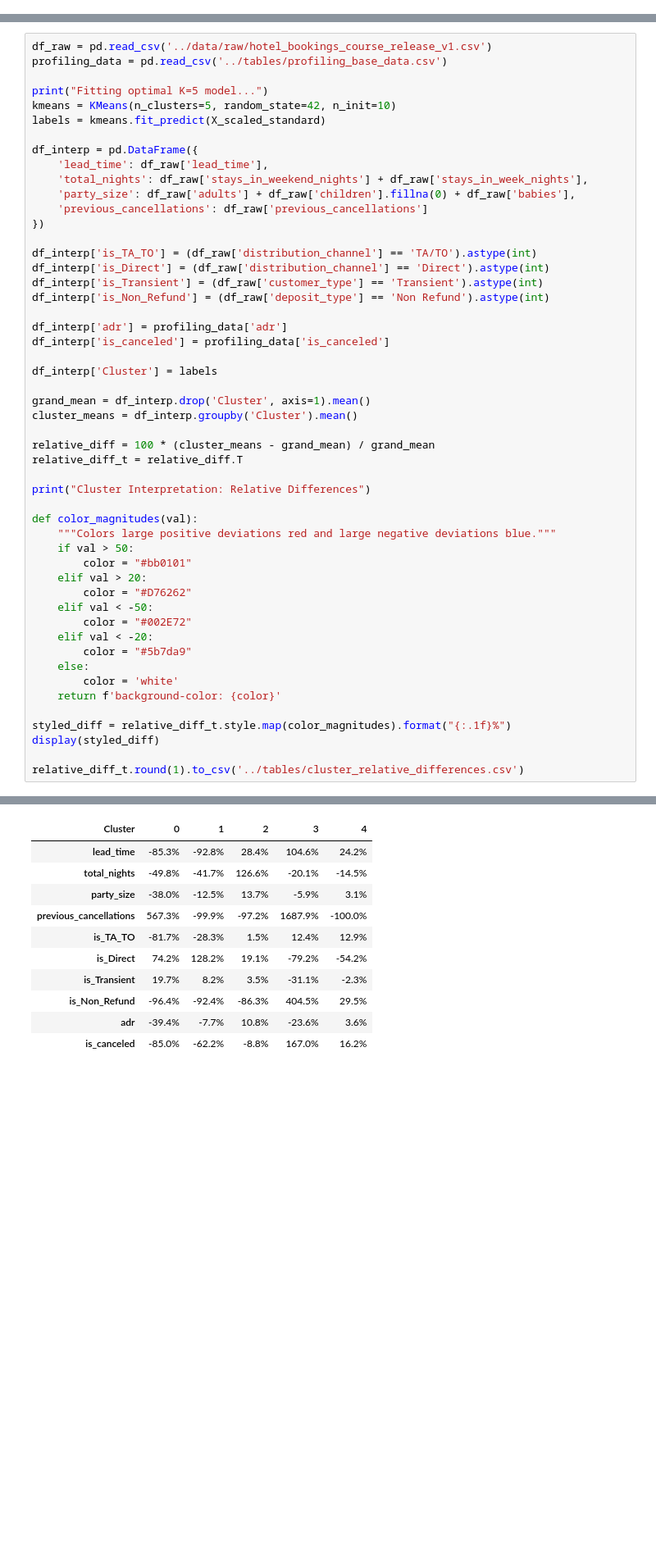
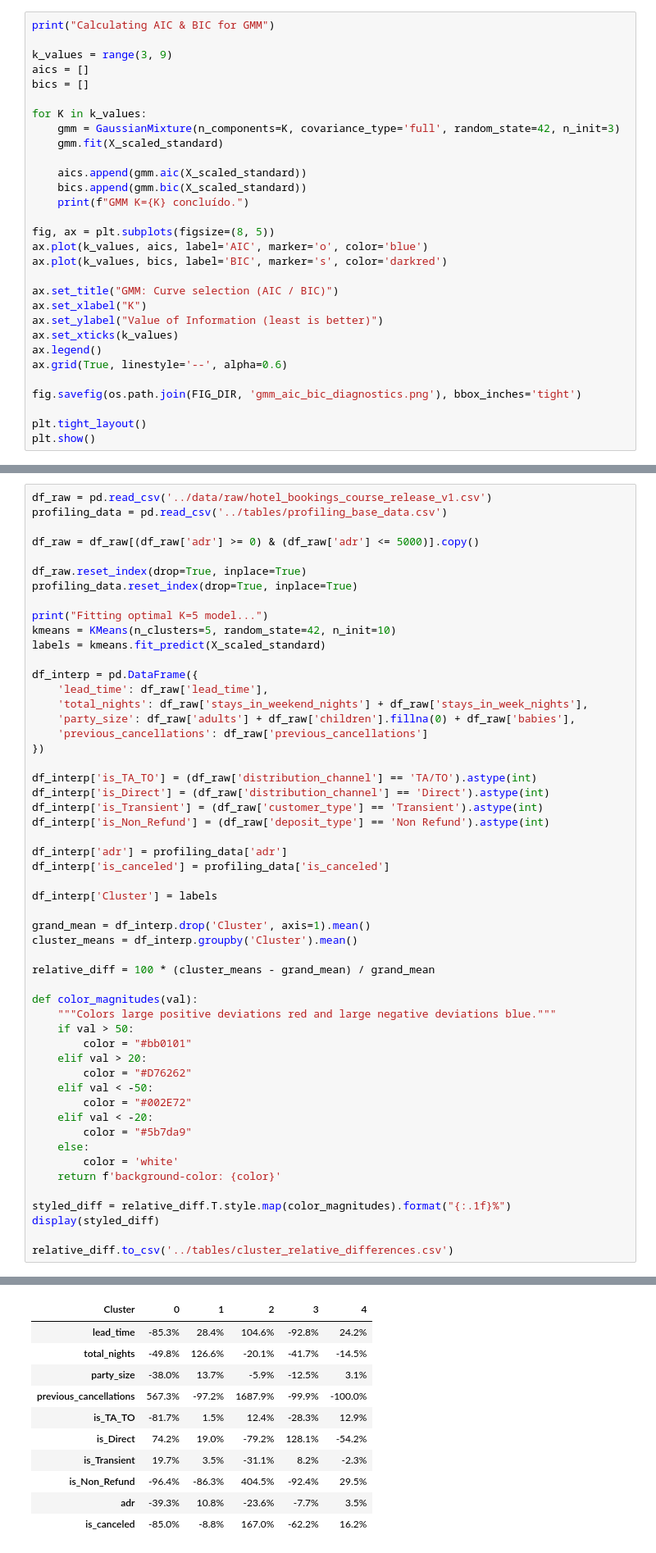
Before and after one commit to AfonsoCSimoes/UnsupervisedLearning-Project, a Jupyter notebook: notebooks/03_baseline_runs.ipynb, the cells around one changed output, grey strips where cells are left out. Shown at 82% size. Saved outputs shown, nothing was run; the diff lists cells and outputs as text; blank space fills up the shorter version.

Commit message:
- GMM implementation. - GMM vs K-Means comparasion plots

```diff
--- a/notebooks/03_baseline_runs.ipynb
+++ b/notebooks/03_baseline_runs.ipynb
@@ -247,0 +259,30 @@ Finished K=7: Mean ARI = 0.817
+# %%
+print("Calculating AIC & BIC for GMM")
+
+k_values = range(3, 9)
+aics = []
+bics = []
+
+for K in k_values:
+    gmm = GaussianMixture(n_components=K, covariance_type='full', random_state=42, n_init=3)
+    gmm.fit(X_scaled_standard)
+
+    aics.append(gmm.aic(X_scaled_standard))
+    bics.append(gmm.bic(X_scaled_standard))
+    print(f"GMM K={K} concluído.")
+
+fig, ax = plt.subplots(figsize=(8, 5))
+ax.plot(k_values, aics, label='AIC', marker='o', color='blue')
+ax.plot(k_values, bics, label='BIC', marker='s', color='darkred')
+
+ax.set_title("GMM: Curve selection (AIC / BIC)")
+ax.set_xlabel("K")
+ax.set_ylabel("Value of Information (least is better)")
+ax.set_xticks(k_values)
+ax.legend()
+ax.grid(True, linestyle='--', alpha=0.6)
+
+fig.savefig(os.path.join(FIG_DIR, 'gmm_aic_bic_diagnostics.png'), bbox_inches='tight')
+
+plt.tight_layout()
+plt.show()
@@ -251,6 +301,11 @@ Based on the stability and internal metrics, we proceed to profile the optimal m
 # %%
 df_raw = pd.read_csv('../data/raw/hotel_bookings_course_release_v1.csv')
 profiling_data = pd.read_csv('../tables/profiling_base_data.csv')
+
+df_raw = df_raw[(df_raw['adr'] >= 0) & (df_raw['adr'] <= 5000)].copy()
+
+df_raw.reset_index(drop=True, inplace=True)
+profiling_data.reset_index(drop=True, inplace=True)
 
 print("Fitting optimal K=5 model...")
 kmeans = KMeans(n_clusters=5, random_state=42, n_init=10)
@@ -277,9 +332,6 @@ grand_mean = df_interp.drop('Cluster', axis=1).mean()
 cluster_means = df_interp.groupby('Cluster').mean()
 
 relative_diff = 100 * (cluster_means - grand_mean) / grand_mean
-relative_diff_t = relative_diff.T
-
-print("Cluster Interpretation: Relative Differences")
 
 def color_magnitudes(val):
     """Colors large positive deviations red and large negative deviations blue."""
@@ -295,9 +347,9 @@ def color_magnitudes(val):
         color = 'white'
     return f'background-color: {color}'
 
-styled_diff = relative_diff_t.style.map(color_magnitudes).format("{:.1f}%")
+styled_diff = relative_diff.T.style.map(color_magnitudes).format("{:.1f}%")
 display(styled_diff)
 
-relative_diff_t.round(1).to_csv('../tables/cluster_relative_differences.csv')
+relative_diff.to_csv('../tables/cluster_relative_differences.csv')
 # %% [output]
 Fitting optimal K=5 model...
@@ -305,11 +356,11 @@ Cluster Interpretation: Relative Differences
 | Cluster | 0 | 1 | 2 | 3 | 4 |
-| lead_time | -85.3% | -92.8% | 28.4% | 104.6% | 24.2% |
-| total_nights | -49.8% | -41.7% | 126.6% | -20.1% | -14.5% |
-| party_size | -38.0% | -12.5% | 13.7% | -5.9% | 3.1% |
-| previous_cancellations | 567.3% | -99.9% | -97.2% | 1687.9% | -100.0% |
-| is_TA_TO | -81.7% | -28.3% | 1.5% | 12.4% | 12.9% |
-| is_Direct | 74.2% | 128.2% | 19.1% | -79.2% | -54.2% |
-| is_Transient | 19.7% | 8.2% | 3.5% | -31.1% | -2.3% |
-| is_Non_Refund | -96.4% | -92.4% | -86.3% | 404.5% | 29.5% |
-| adr | -39.4% | -7.7% | 10.8% | -23.6% | 3.6% |
-| is_canceled | -85.0% | -62.2% | -8.8% | 167.0% | 16.2% |
+| lead_time | -85.3% | 28.4% | 104.6% | -92.8% | 24.2% |
+| total_nights | -49.8% | 126.6% | -20.1% | -41.7% | -14.5% |
+| party_size | -38.0% | 13.7% | -5.9% | -12.5% | 3.1% |
+| previous_cancellations | 567.3% | -97.2% | 1687.9% | -99.9% | -100.0% |
+| is_TA_TO | -81.7% | 1.5% | 12.4% | -28.3% | 12.9% |
+| is_Direct | 74.2% | 19.0% | -79.2% | 128.1% | -54.2% |
+| is_Transient | 19.7% | 3.5% | -31.1% | 8.2% | -2.3% |
+| is_Non_Refund | -96.4% | -86.3% | 404.5% | -92.4% | 29.5% |
+| adr | -39.3% | 10.8% | -23.6% | -7.7% | 3.5% |
+| is_canceled | -85.0% | -8.8% | 167.0% | -62.2% | 16.2% |
```
Also changed, not shown: parts of 14 cells of this notebook, 14 other files.
